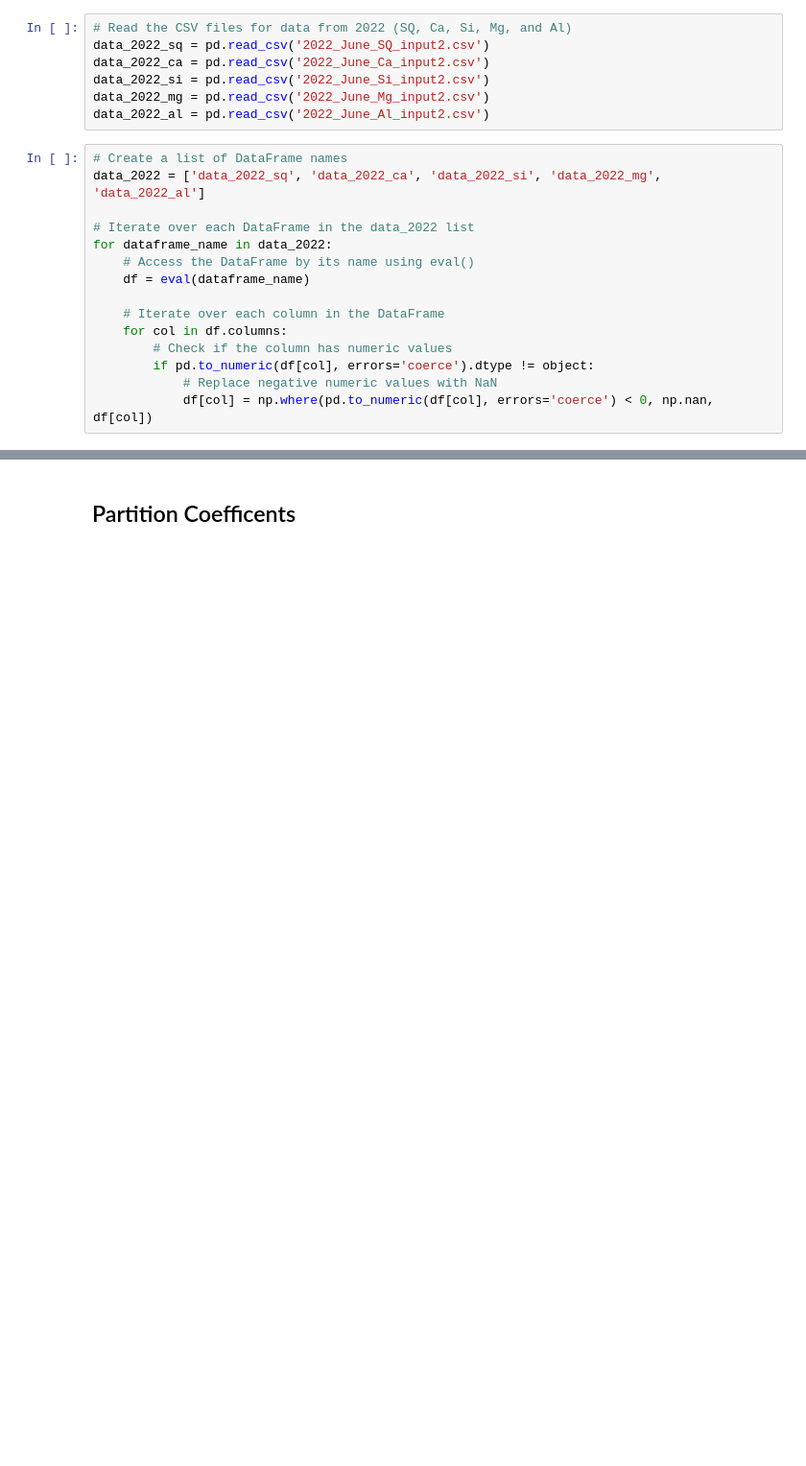
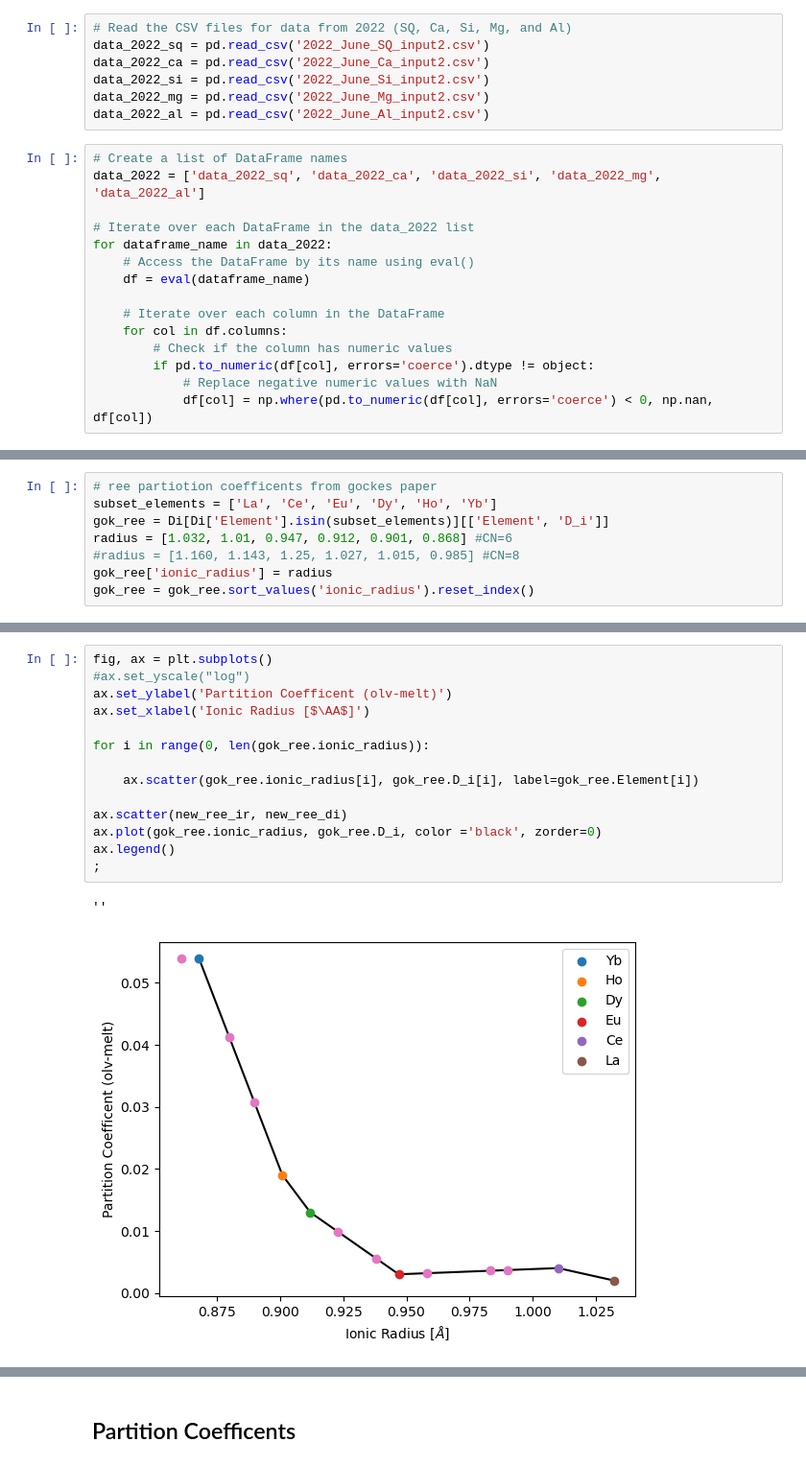
Before and after one commit to JGCAITLIN/HFSE, a Jupyter notebook: partition_coeff.ipynb, the cells around one changed output, grey strips where cells are left out. Shown at 96% size. Cells and saved outputs as stored; diff of their text form; blank space fills up the shorter version.

```diff
--- a/partition_coeff.ipynb
+++ b/partition_coeff.ipynb
@@ -67,0 +72,8 @@ for dataframe_name in data_2022:
+# %%
+# ree partiotion coefficents from gockes paper
+subset_elements = ['La', 'Ce', 'Eu', 'Dy', 'Ho', 'Yb']
+gok_ree = Di[Di['Element'].isin(subset_elements)][['Element', 'D_i']]
+radius = [1.032, 1.01, 0.947, 0.912, 0.901, 0.868] #CN=6
+#radius = [1.160, 1.143, 1.25, 1.027, 1.015, 0.985] #CN=8
+gok_ree['ionic_radius'] = radius
+gok_ree = gok_ree.sort_values('ionic_radius').reset_index()
@@ -67,0 +90,17 @@ for dataframe_name in data_2022:
+# %%
+fig, ax = plt.subplots()
+#ax.set_yscale("log")
+ax.set_ylabel('Partition Coefficent (olv-melt)')
+ax.set_xlabel('Ionic Radius [$\AA$]')
+
+for i in range(0, len(gok_ree.ionic_radius)):
+
+    ax.scatter(gok_ree.ionic_radius[i], gok_ree.D_i[i], label=gok_ree.Element[i])
+
+ax.scatter(new_ree_ir, new_ree_di)
+ax.plot(gok_ree.ionic_radius, gok_ree.D_i, color ='black', zorder=0)
+ax.legend()
+;
+# %% [output]
+''
+[figure, added]
```
Also changed, not shown: parts of 23 cells of this notebook.
